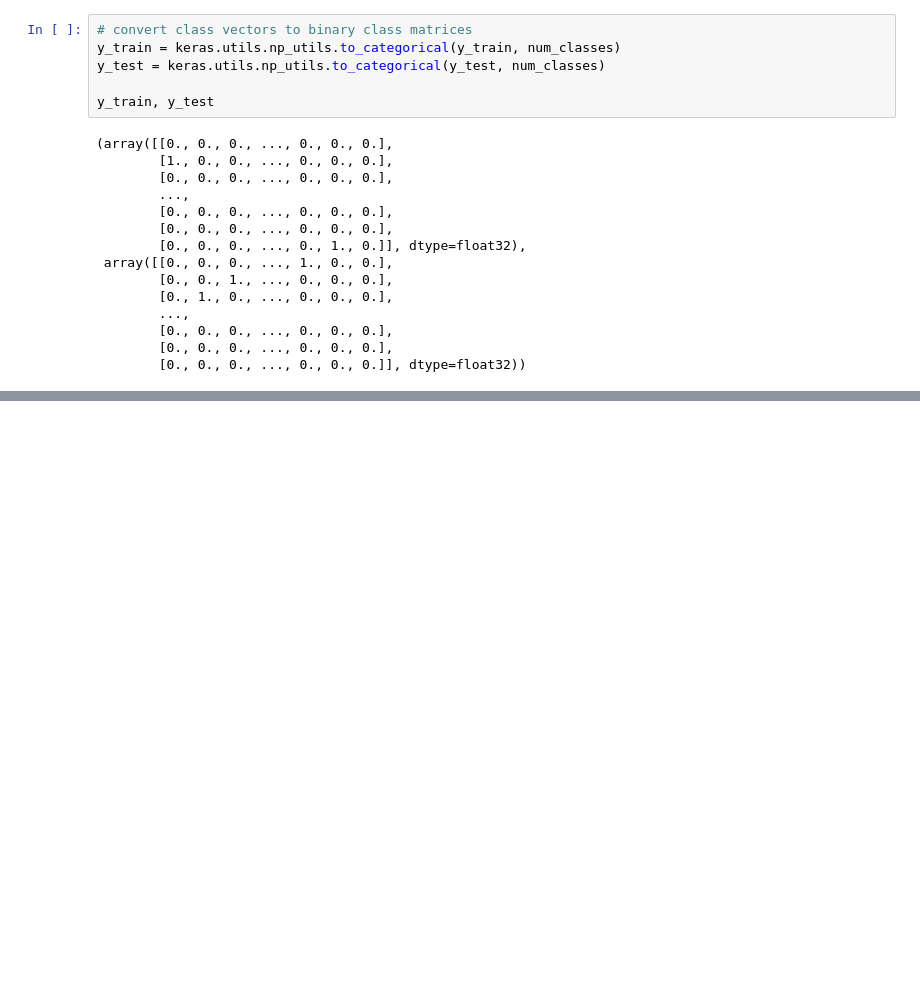
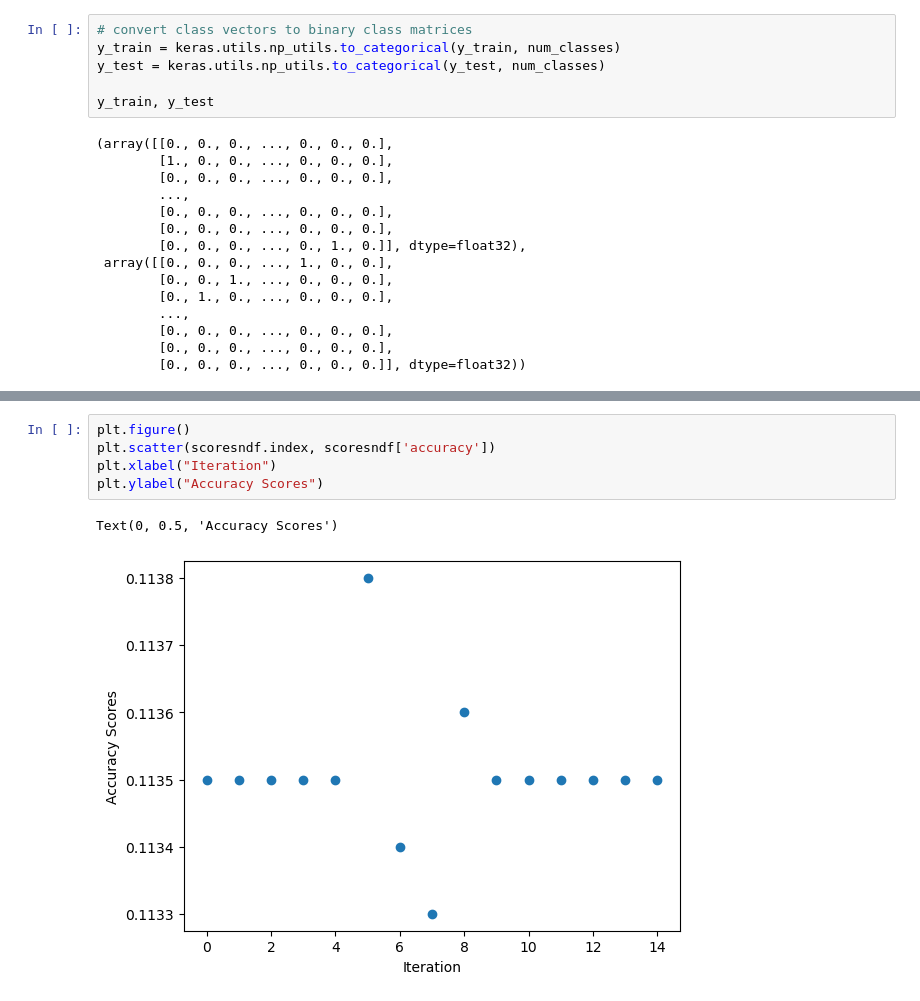
Before and after one commit to kdlr2jh/mlnn_sp_23, a Jupyter notebook: week10/week10-asnmt-delarosa.ipynb, the cells around one changed output, grey strips where cells are left out. Cells and saved outputs as stored; diff of their text form; blank space fills up the shorter version.

```diff
--- a/week10/week10-asnmt-delarosa.ipynb
+++ b/week10/week10-asnmt-delarosa.ipynb
@@ -317,0 +375,8 @@ Epoch 5/10
+# %%
+plt.figure()
+plt.scatter(scoresndf.index, scoresndf['accuracy'])
+plt.xlabel("Iteration")
+plt.ylabel("Accuracy Scores")
+# %% [output]
+Text(0, 0.5, 'Accuracy Scores')
+[figure, added]
```
Also changed, not shown: parts of 9 cells of this notebook, 6 other files.
